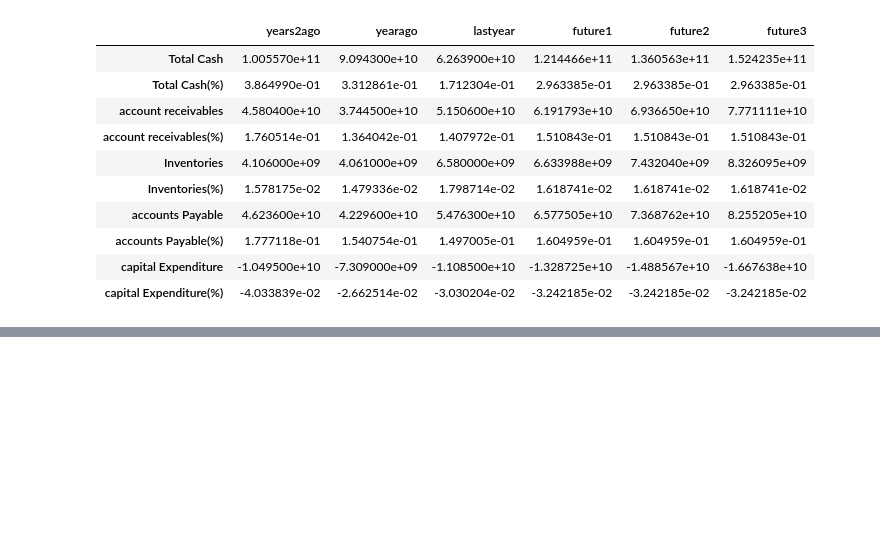
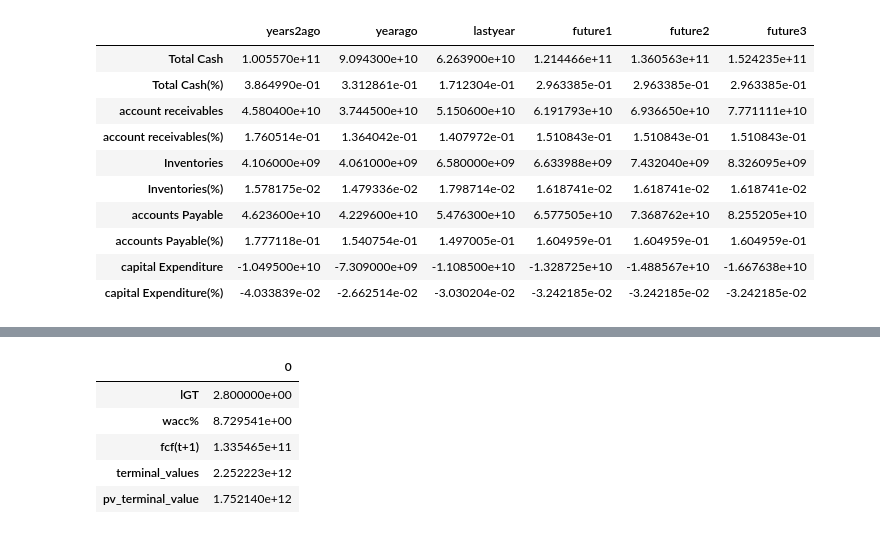
Before and after one commit to ianadriann/DCF_unlevered_freecashflow, a Jupyter notebook: main.ipynb, the cells around one changed output, grey strips where cells are left out. Saved outputs shown, nothing was run; the diff lists cells and outputs as text; code cells hidden in the pictures; blank space fills up the shorter version.

```diff
--- a/main.ipynb
+++ b/main.ipynb
@@ -519,0 +615,30 @@ sum_pv_ufcf
+# %%
+if negara == 'indonesia':
+    lgt = 1.902 #id
+else:
+    lgt = 2.8 #us
+
+wacc_persen = table_wacc[0]['WACC']
+fcf_t1 = (freecash['future3']['UFCF'] * (lgt/100)) + freecash['future3']['UFCF']
+terminal_values = fcf_t1 / ((wacc_persen/100) - (lgt/100))
+jumlah_future = 3
+pv_terminal_value = terminal_values / ((1+(wacc_persen/100))**jumlah_future)
+# %%
+terminal_Value = {
+    'lGT' : lgt,
+    'wacc%' : wacc_persen,
+    'fcf(t+1)' : fcf_t1,
+    'terminal_values' : terminal_values,
+    'pv_terminal_value' : pv_terminal_value
+
+}
+# %%
+terminal_Value = pd.DataFrame.from_dict(terminal_Value,orient='index')
+terminal_Value
+# %% [output]
+|  | 0 |
+| lGT | 2.800000e+00 |
+| wacc% | 8.729541e+00 |
+| fcf(t+1) | 1.335465e+11 |
+| terminal_values | 2.252223e+12 |
+| pv_terminal_value | 1.752140e+12 |
```
Also changed, not shown: parts of 29 cells of this notebook.
